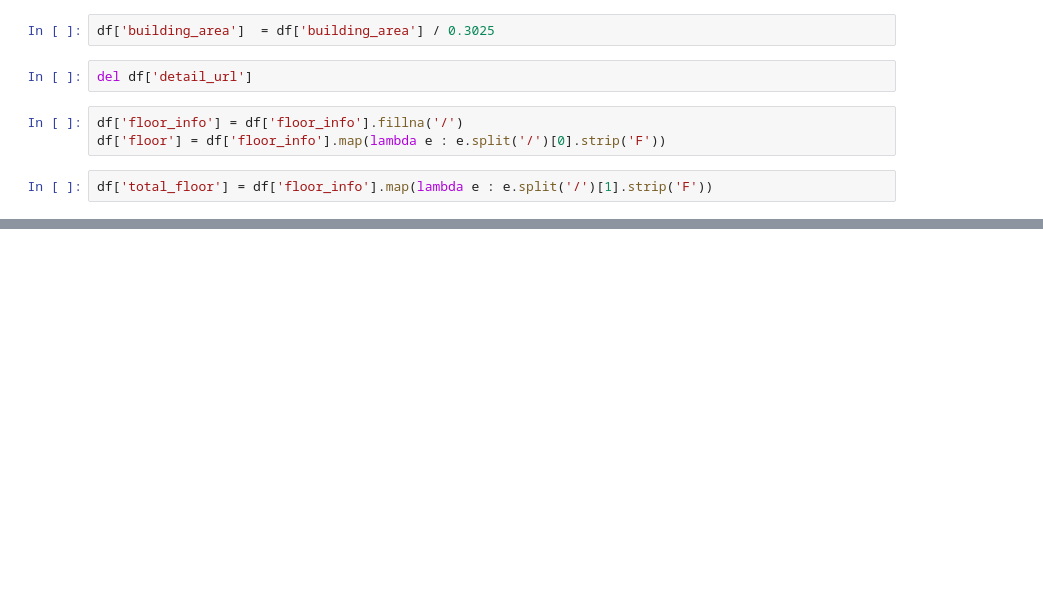
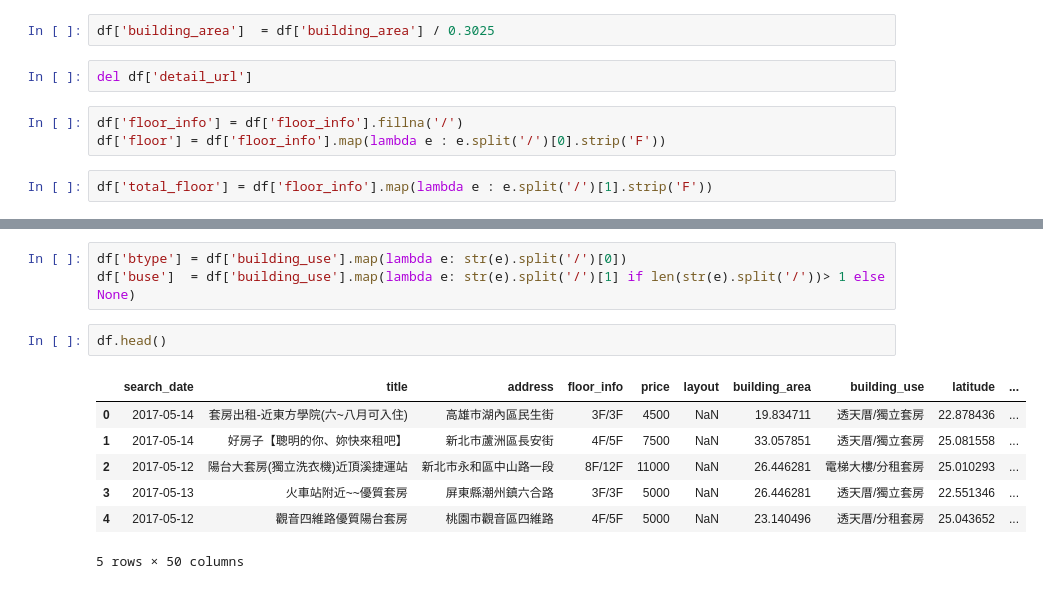
Before and after one commit to ywchiu/ctbcpy, a Jupyter notebook: Demo20180806.ipynb, the cells around one changed output, grey strips where cells are left out. Cells and saved outputs as stored; diff of their text form; blank space fills up the shorter version.

```diff
--- a/Demo20180806.ipynb
+++ b/Demo20180806.ipynb
@@ -452,0 +564,13 @@ df['floor_info'].str.extract('(\dF)')
+# %%
+df['btype'] = df['building_use'].map(lambda e: str(e).split('/')[0])
+df['buse']  = df['building_use'].map(lambda e: str(e).split('/')[1] if len(str(e).split('/'))> 1 else None)
+# %%
+df.head()
+# %% [output]
+|  | search_date | title | address | floor_info | price | layout | building_area | building_use | latitude | ... |
+| 0 | 2017-05-14 | 套房出租-近東方學院(六~八月可入住) | 高雄市湖內區民生街 | 3F/3F | 4500 | NaN | 19.834711 | 透天厝/獨立套房 | 22.878436 | ... |
+| 1 | 2017-05-14 | 好房子【聰明的你、妳快來租吧】 | 新北市蘆洲區長安街 | 4F/5F | 7500 | NaN | 33.057851 | 透天厝/獨立套房 | 25.081558 | ... |
+| 2 | 2017-05-12 | 陽台大套房(獨立洗衣機)近頂溪捷運站 | 新北市永和區中山路一段 | 8F/12F | 11000 | NaN | 26.446281 | 電梯大樓/分租套房 | 25.010293 | ... |
+| 3 | 2017-05-13 | 火車站附近~~優質套房 | 屏東縣潮州鎮六合路 | 3F/3F | 5000 | NaN | 26.446281 | 透天厝/獨立套房 | 22.551346 | ... |
+| 4 | 2017-05-12 | 觀音四維路優質陽台套房 | 桃園市觀音區四維路 | 4F/5F | 5000 | NaN | 23.140496 | 透天厝/分租套房 | 25.043652 | ... |
+5 rows × 50 columns
```
Also changed, not shown: parts of 39 cells of this notebook.
